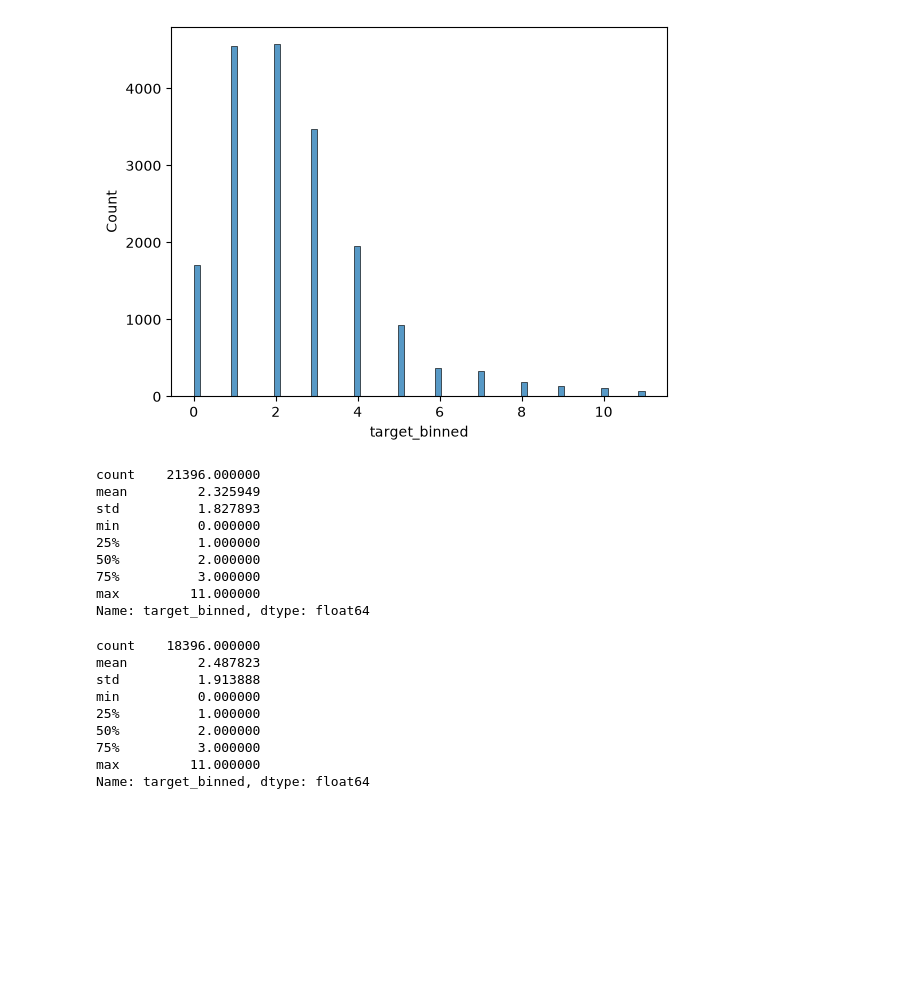
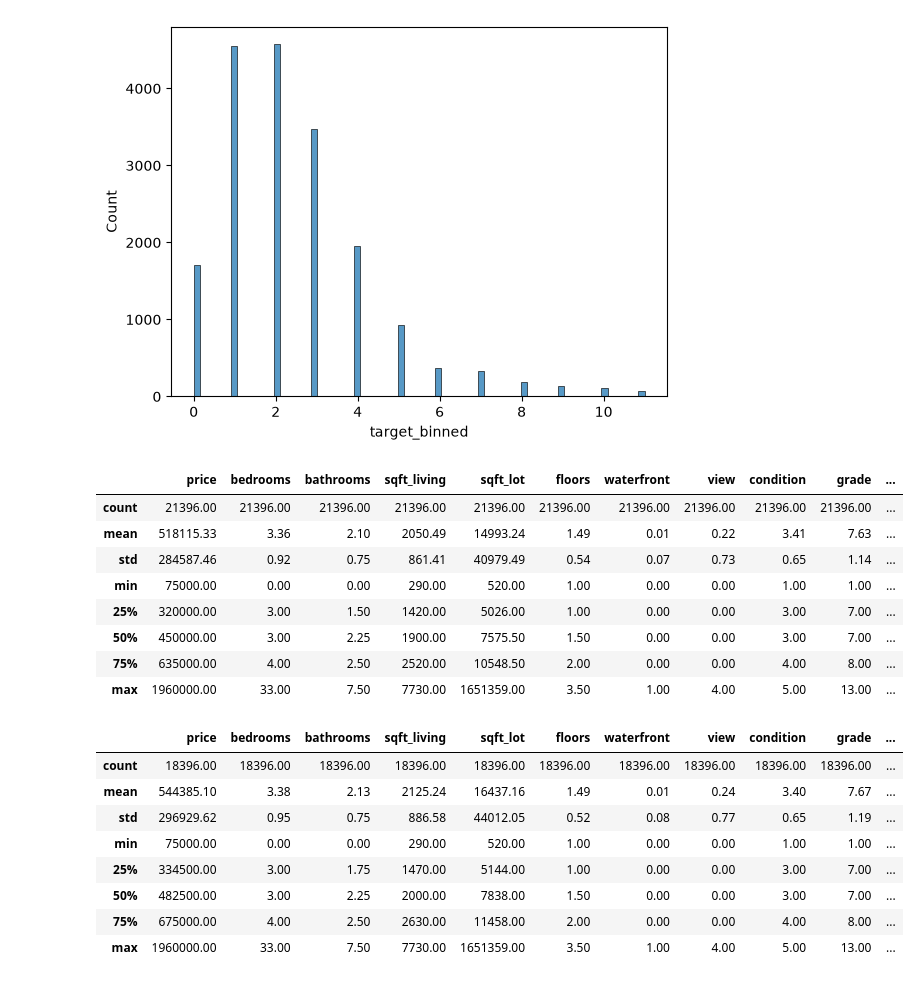
Before and after one commit to tuomasvaltanenLUAS/DataEngineering_AdvDA_2026, a Jupyter notebook: exercise_project_2/task1_undersampling/regression/undersampling_regression_clustercentroids.ipynb, the cells around one changed output. Saved outputs shown, nothing was run; the diff lists cells and outputs as text; code cells hidden in the pictures; blank space fills up the shorter version.

```diff
--- a/exercise_project_2/task1_undersampling/regression/undersampling_regression_clustercentroids.ipynb
+++ b/exercise_project_2/task1_undersampling/regression/undersampling_regression_clustercentroids.ipynb
@@ -15,11 +15,9 @@ import warnings
 warnings.filterwarnings("ignore")
 
 # Loading the dataset
-df = pd.read_csv(
-    "../../houses.csv",
-    # index_col=0
-)
+df = pd.read_csv("../../houses.csv")
 
+# drop unneeded variables
 df.drop(["id", "date", "lat", "long", 'zipcode'], axis=1, inplace=True)
 
 df
@@ -268,31 +130,34 @@ sns.histplot(df_resampled_cc, x="target_binned")
 # %% [output]
 <Axes: xlabel='target_binned', ylabel='Count'>
 [figure]
+# %%
+# switching to decimal notation for the variance checks
+pd.set_option('display.float_format', lambda x: "%.2f" % x)
 # %%
 # Comparing the two statistically
-df["target_binned"].describe()
+df.describe()
 # %% [output]
-count    21396.000000
-mean         2.325949
-std          1.827893
-min          0.000000
-25%          1.000000
-50%          2.000000
-75%          3.000000
-max         11.000000
-Name: target_binned, dtype: float64
+|  | price | bedrooms | bathrooms | sqft_living | sqft_lot | floors | waterfront | view | condition | grade | ... |
+| count | 21396.00 | 21396.00 | 21396.00 | 21396.00 | 21396.00 | 21396.00 | 21396.00 | 21396.00 | 21396.00 | 21396.00 | ... |
+| mean | 518115.33 | 3.36 | 2.10 | 2050.49 | 14993.24 | 1.49 | 0.01 | 0.22 | 3.41 | 7.63 | ... |
+| std | 284587.46 | 0.92 | 0.75 | 861.41 | 40979.49 | 0.54 | 0.07 | 0.73 | 0.65 | 1.14 | ... |
+| min | 75000.00 | 0.00 | 0.00 | 290.00 | 520.00 | 1.00 | 0.00 | 0.00 | 1.00 | 1.00 | ... |
+| 25% | 320000.00 | 3.00 | 1.50 | 1420.00 | 5026.00 | 1.00 | 0.00 | 0.00 | 3.00 | 7.00 | ... |
+| 50% | 450000.00 | 3.00 | 2.25 | 1900.00 | 7575.50 | 1.50 | 0.00 | 0.00 | 3.00 | 7.00 | ... |
+| 75% | 635000.00 | 4.00 | 2.50 | 2520.00 | 10548.50 | 2.00 | 0.00 | 0.00 | 4.00 | 8.00 | ... |
+| max | 1960000.00 | 33.00 | 7.50 | 7730.00 | 1651359.00 | 3.50 | 1.00 | 4.00 | 5.00 | 13.00 | ... |
 # %%
-df_resampled_cc['target_binned'].describe()
+df_resampled_cc.describe()
 
 # The same as RandomUnderSampler, naturally. Because we used
 # the same strategy.
 # %% [output]
-count    18396.000000
-mean         2.487823
-std          1.913888
-min          0.000000
-25%          1.000000
-50%          2.000000
-75%          3.000000
-max         11.000000
-Name: target_binned, dtype: float64
+|  | price | bedrooms | bathrooms | sqft_living | sqft_lot | floors | waterfront | view | condition | grade | ... |
+| count | 18396.00 | 18396.00 | 18396.00 | 18396.00 | 18396.00 | 18396.00 | 18396.00 | 18396.00 | 18396.00 | 18396.00 | ... |
+| mean | 544385.10 | 3.38 | 2.13 | 2125.24 | 16437.16 | 1.49 | 0.01 | 0.24 | 3.40 | 7.67 | ... |
+| std | 296929.62 | 0.95 | 0.75 | 886.58 | 44012.05 | 0.52 | 0.08 | 0.77 | 0.65 | 1.19 | ... |
+| min | 75000.00 | 0.00 | 0.00 | 290.00 | 520.00 | 1.00 | 0.00 | 0.00 | 1.00 | 1.00 | ... |
+| 25% | 334500.00 | 3.00 | 1.75 | 1470.00 | 5144.00 | 1.00 | 0.00 | 0.00 | 3.00 | 7.00 | ... |
+| 50% | 482500.00 | 3.00 | 2.25 | 2000.00 | 7838.00 | 1.50 | 0.00 | 0.00 | 3.00 | 7.00 | ... |
+| 75% | 675000.00 | 4.00 | 2.50 | 2630.00 | 11458.00 | 2.00 | 0.00 | 0.00 | 4.00 | 8.00 | ... |
+| max | 1960000.00 | 33.00 | 7.50 | 7730.00 | 1651359.00 | 3.50 | 1.00 | 4.00 | 5.00 | 13.00 | ... |
```
Also changed, not shown: parts of 16 cells of this notebook, 1 other file.
